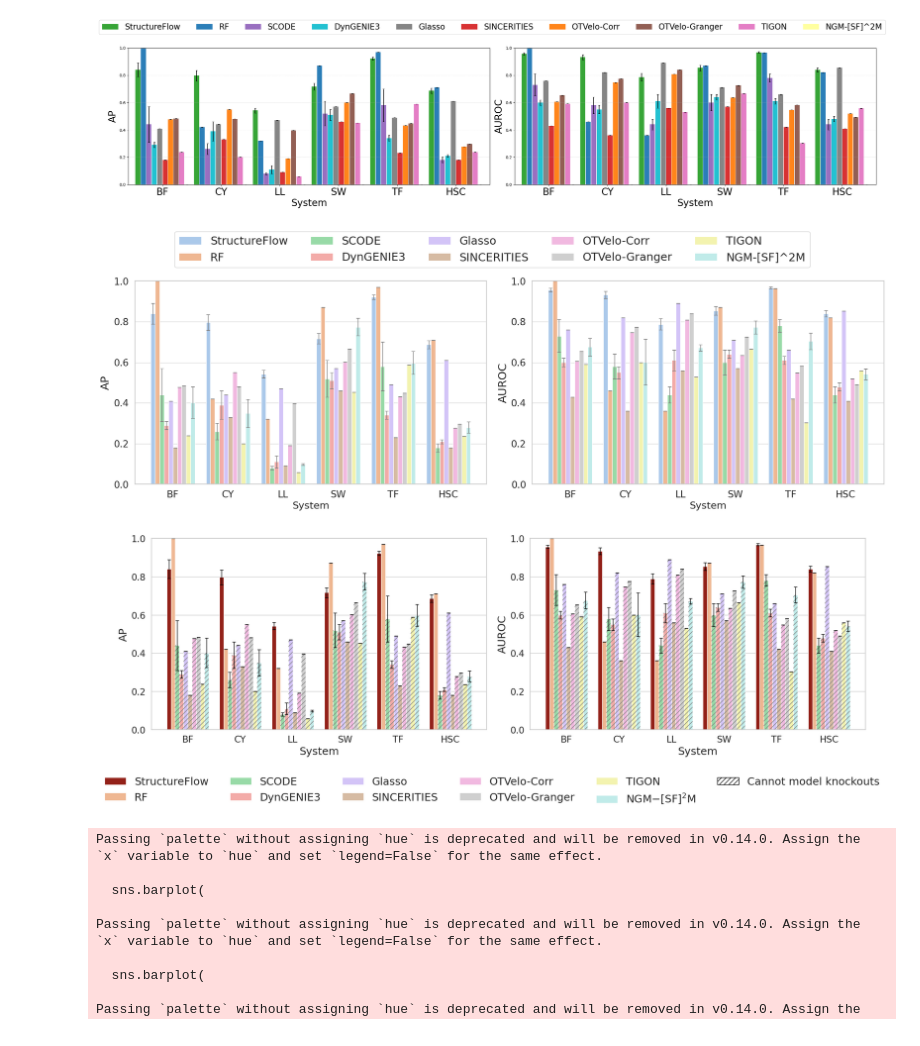
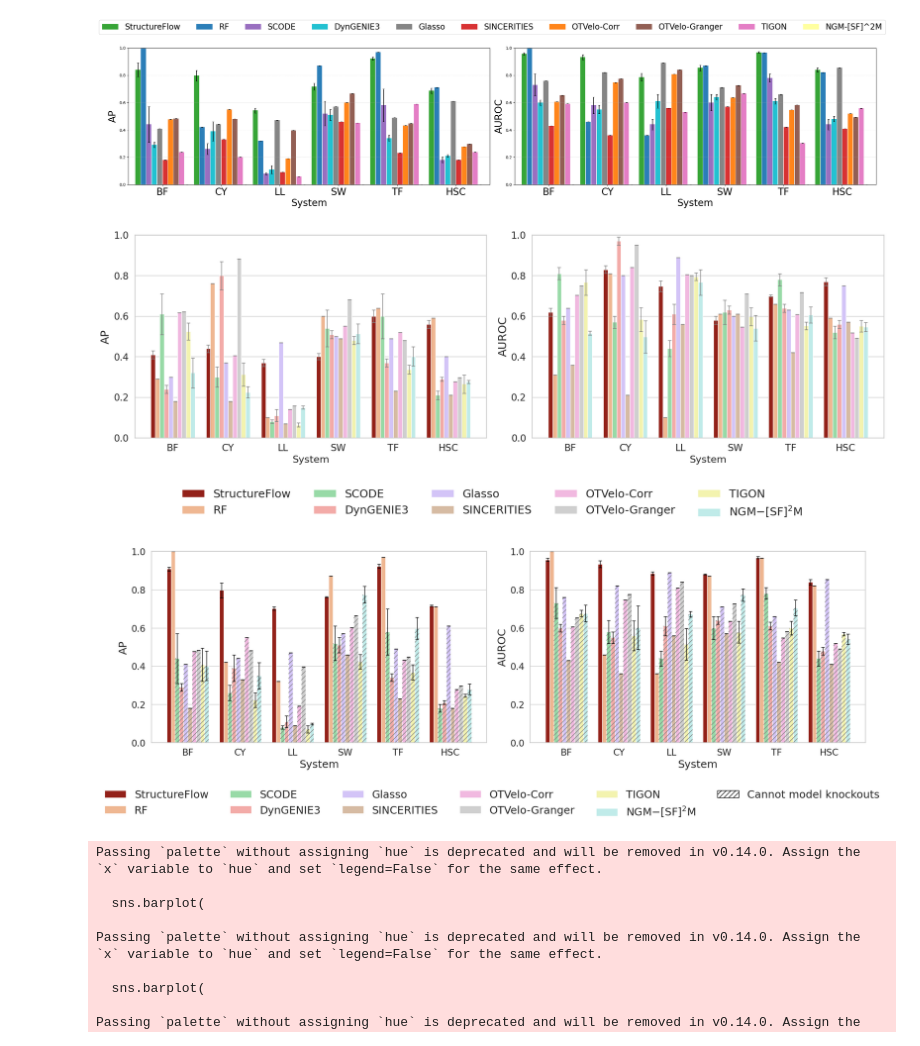
Before and after one commit to NoahElRimawiFine/StructureFlow, a Jupyter notebook: notebooks/plotting.ipynb, the cells around one changed output. Cells and saved outputs as stored; diff of their text form; code cells hidden in the pictures.

```diff
--- a/notebooks/plotting.ipynb
+++ b/notebooks/plotting.ipynb
@@ -99,13 +99,13 @@ import matplotlib.pyplot as plt
 import seaborn as sns
 
 # --- load your CSV ---
-csv_path = "../src/jobs/results1.csv"  # <-- change to your file path
+csv_path = "../src/jobs/scores_ob.csv"  # <-- change to your file path
 df = pd.read_csv(csv_path)
 
 # --- enforce ordering ---
 dataset_order = ["BF", "CY", "LL", "SW", "TF", "HSC"]
 method_order  = ["StructureFlow", "RF", "SCODE", "DynGENIE3", "Glasso", "SINCERITIES",
-                 "OTVelo-Corr", "OTVelo-Granger", "TIGON", "NGM-[SF]^2M"]
+                 "OTVelo-Corr", "OTVelo-Granger", "TIGON",r"$\mathrm{NGM{-}[SF]^{2}M}$"]
 
 # keep only needed columns
 df = df[df["dataset"].isin(dataset_order) & df["method"].isin(method_order)]
@@ -132,6 +132,10 @@ df_std["metric"] = df_std["metric"].map(std_map)
 # --- set style ---
 sns.set_theme(style="whitegrid", font_scale=1.4)
 
+base_colors = sns.color_palette("pastel", n_colors=len(method_order))
+palette = {m: c for m, c in zip(method_order, base_colors)}
+palette["StructureFlow"] = "#a7100595"  # darker green highlight
+
 # --- plot side by side ---
 fig, axes = plt.subplots(1, 2, figsize=(18, 6), sharey=False)
 
@@ -148,7 +152,7 @@ for ax, metric in zip(axes, ["AP", "AUROC"]):
         x="dataset", y="score", hue="method",
         order=dataset_order,
         hue_order=method_order,
-        palette="pastel",
+        palette=palette,
         ax=ax,
         errorbar=None,
         dodge=True,
@@ -161,36 +165,36 @@ for ax, metric in zip(axes, ["AP", "AUROC"]):
     offsets = np.linspace(-bar_group_width/2 + bar_width/2,
                         bar_group_width/2 - bar_width/2,
                         n_hue)
 
     for di, dataset in enumerate(dataset_order):
         for mi, method in enumerate(method_order):
             row = sub[(sub["dataset"] == dataset) & (sub["method"] == method)]
             if row.empty:
                 continue
             x = di + offsets[mi]
             y = float(row["score"].iloc[0])
             yerr = float(row["std"].iloc[0])
             ax.errorbar(x, y, yerr=yerr, fmt="none",
                         ecolor="gray", elinewidth=1.0, capsize=3)
 
     ax.set_xlabel("System", fontsize=16)
     ax.set_ylabel(metric, fontsize=18)
     ax.set_ylim(0, 1.0)
 
     ax.legend_.remove()
 # legend across top
 handles, labels = axes[0].get_legend_handles_labels()
 fig.legend(handles, labels, ncol=5,
-           loc="upper center", bbox_to_anchor=(0.5, 1.1),
-           frameon=True, fontsize=18)
+           loc="lower center", bbox_to_anchor=(0.5, -0.2),
+           frameon=False, fontsize=18)
 
 plt.tight_layout(rect=[0, 0, 1, 0.95])
 plt.show()
 
 # optional: save
 fig.savefig("ap_auroc_barplot_seaborn.pdf", dpi=300, bbox_inches="tight")
 # %% [output]
-[figure, old version]
+[figure, new version]
 # %%
 import pandas as pd
 import numpy as np
@@ -302,7 +306,7 @@ plt.show()
 
 fig.savefig("ap_auroc_barplot_seaborn.pdf", dpi=300, bbox_inches="tight")
 # %% [output]
-[figure, old version]
+[figure, new version]
 # %%
 import pandas as pd
 import numpy as np
```
Also changed, not shown: 3 other files.
